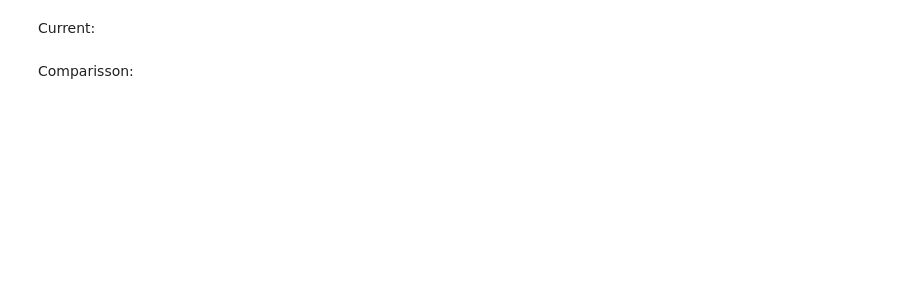
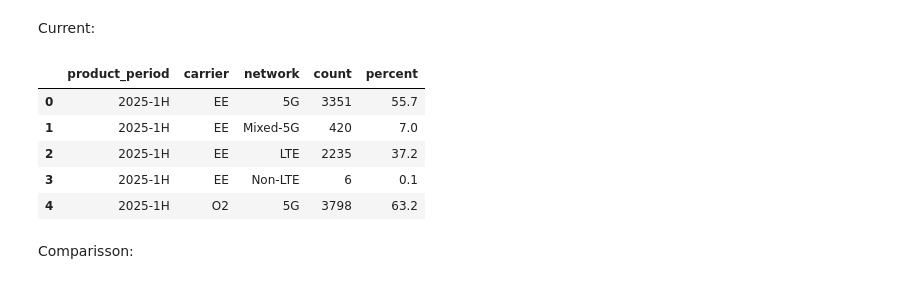
Before and after one commit to ookla-jennymassari/dq_reporting_test.py, a Jupyter notebook: dq_reporting_notebook.ipynb, the cells around one changed output. Cells and saved outputs as stored; diff of their text form; code cells hidden in the pictures; blank space fills up the shorter version.

```diff
--- a/dq_reporting_notebook.ipynb
+++ b/dq_reporting_notebook.ipynb
@@ -71,3 +79,13 @@ curr_csid = 12705
+# %%
+# curr_csid = 12705
+#Boston
+# curr_csid = 12655
+#NY
+# curr_csid = 12678
+#Liverpool UK
+# curr_csid = 12588
+# London
+curr_csid = 12854
 # %%
 ts_curr = f'''
 SELECT
@@ -385,31 +417,40 @@ Current:
 # %%
 network_category_curr = f'''
 with best_network_type as (
   select pro.product_period, c.friendly_name as carrier,
   md2.fn_get_best_network_type(ts.test_type_id, ts.net_types, tea.network_types, tea.call_network_type, tea.nr_status_filtered, tea.nr_bearer_status_filtered,tea.nr_bearer_allocation_status_filtered,',') best_network_type
   from prod_rsr_partitions.test_event_aggr_{curr_csid} tea
   join prod_ms_partitions.test_summary_{curr_csid} ts using (test_event_id)
   join md2.carriers c on (c.carrier_id = ts.carrier_id)
   join md2.product_periods pro using(product_period_id)
-  where c.friendly_name NOT IN ('Dish') AND  ts.blacklisted = false and ts.flag_valid = true and ts.collection_set_period_id is not null and ts.test_type_id in (20,19,26)
+  where c.friendly_name NOT IN ('Dish')
+  AND  ts.blacklisted = false and ts.flag_valid = true and ts.collection_set_period_id is not null
+  and ts.test_type_id in ({test_type_id_str})
 ),
 data_network_category as (
 select product_period, carrier,
     case when best_network_type in ('NR SA','NR NSA') then '5G'
     when best_network_type in ('NR SA, LTE','NR NSA, LTE') then 'Mixed-5G'
       when best_network_type in ('LTE') then 'LTE'
     else 'Non-LTE' end as network
 from best_network_type
 )
 select product_period, carrier, network, count(*) as count, round(100 * count(*) / sum(count(*)) over (partition by carrier),1) as percent
 from data_network_category
 group by product_period, carrier, network
 order by carrier, case when network = '5G' then 1 when network = 'Mixed-5G' then 2 when network = 'LTE' then 3 when network = 'Non-LTE' then 4 end
 '''
 
 df_network_category_curr = pd.read_sql_query(network_category_curr, con=os.getenv('RSR_SVC_CONN'))
 
-# df_network_category_curr.head()
+df_network_category_curr.head()
+# %% [output]
+|  | product_period | carrier | network | count | percent |
+| 0 | 2025-1H | EE | 5G | 3351 | 55.7 |
+| 1 | 2025-1H | EE | Mixed-5G | 420 | 7.0 |
+| 2 | 2025-1H | EE | LTE | 2235 | 37.2 |
+| 3 | 2025-1H | EE | Non-LTE | 6 | 0.1 |
+| 4 | 2025-1H | O2 | 5G | 3798 | 63.2 |
 # %% [markdown]
 Comparisson:
 # %%
```
Also changed, not shown: parts of 27 cells of this notebook, 2 other files.
